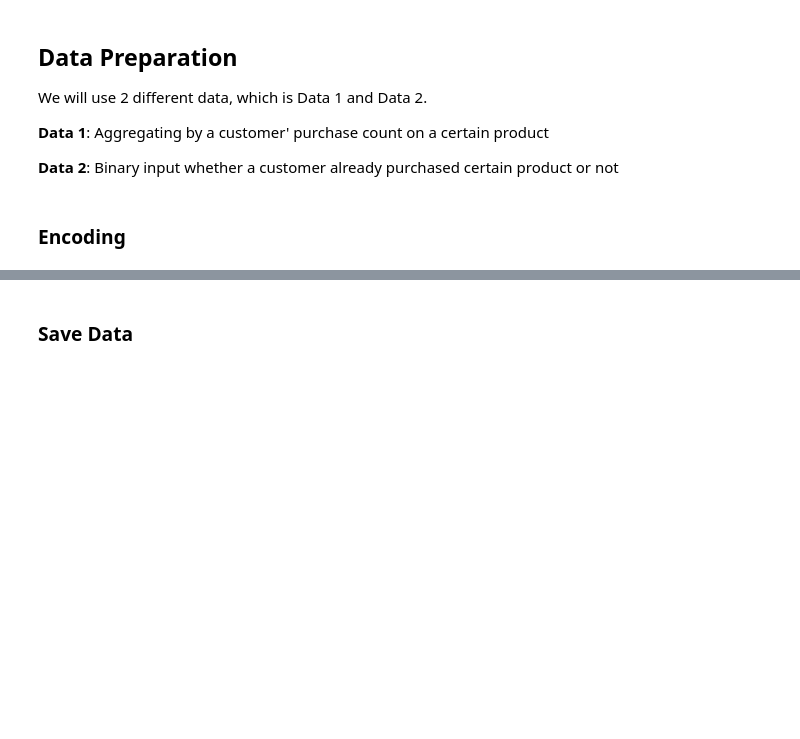
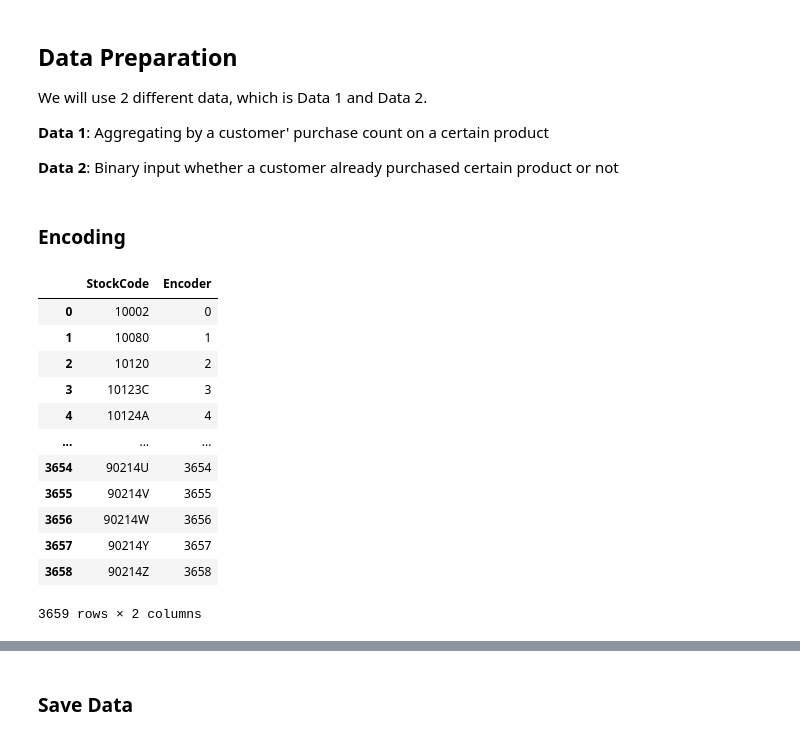
Before and after one commit to nfarrasd/Dynamic-Recommender-System-Web-App, a Jupyter notebook: Recommender System & Segmentation.ipynb, the cells around one changed output, grey strips where cells are left out. Cells and saved outputs as stored; diff of their text form; code cells hidden in the pictures; blank space fills up the shorter version.

```diff
--- a/Recommender System & Segmentation.ipynb
+++ b/Recommender System & Segmentation.ipynb
@@ -443,3 +443,19 @@ customer_data['Encoder'] = le_customer_mapping.values()
 stock_data = pd.DataFrame()
 stock_data['StockCode'] = le_stock_mapping.keys()
 stock_data['Encoder'] = le_stock_mapping.values()
+# %%
+stock_data
+# %% [output]
+|  | StockCode | Encoder |
+| 0 | 10002 | 0 |
+| 1 | 10080 | 1 |
+| 2 | 10120 | 2 |
+| 3 | 10123C | 3 |
+| 4 | 10124A | 4 |
+| ... | ... | ... |
+| 3654 | 90214U | 3654 |
+| 3655 | 90214V | 3655 |
+| 3656 | 90214W | 3656 |
+| 3657 | 90214Y | 3657 |
+| 3658 | 90214Z | 3658 |
+3659 rows × 2 columns
```
Also changed, not shown: parts of 16 cells of this notebook, 3 other files.
